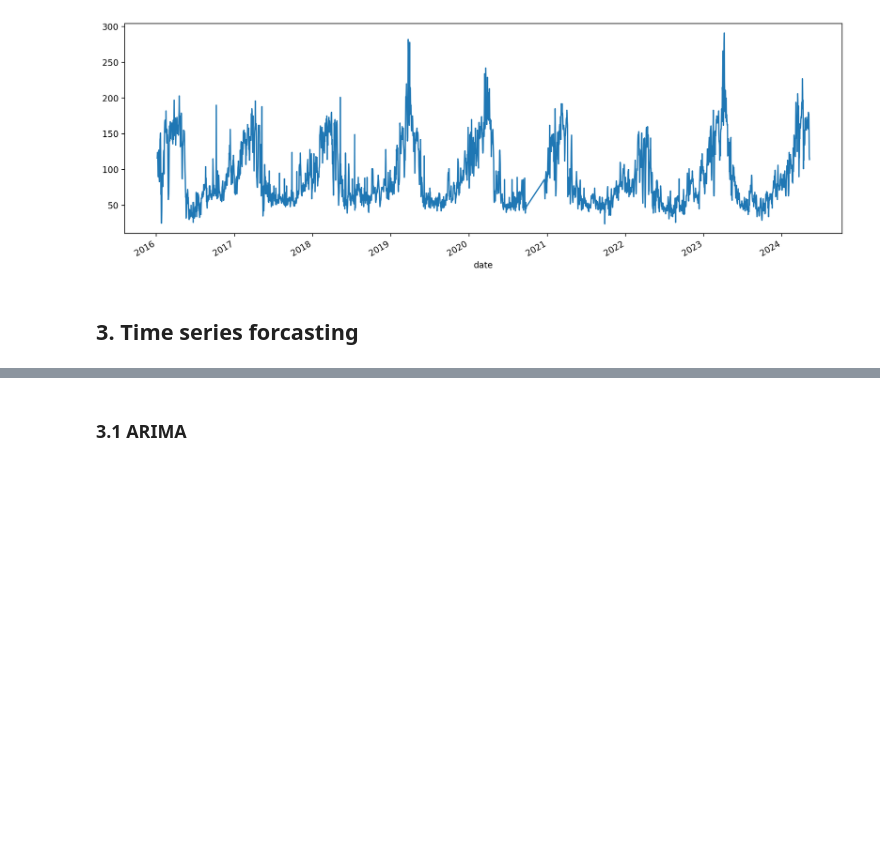
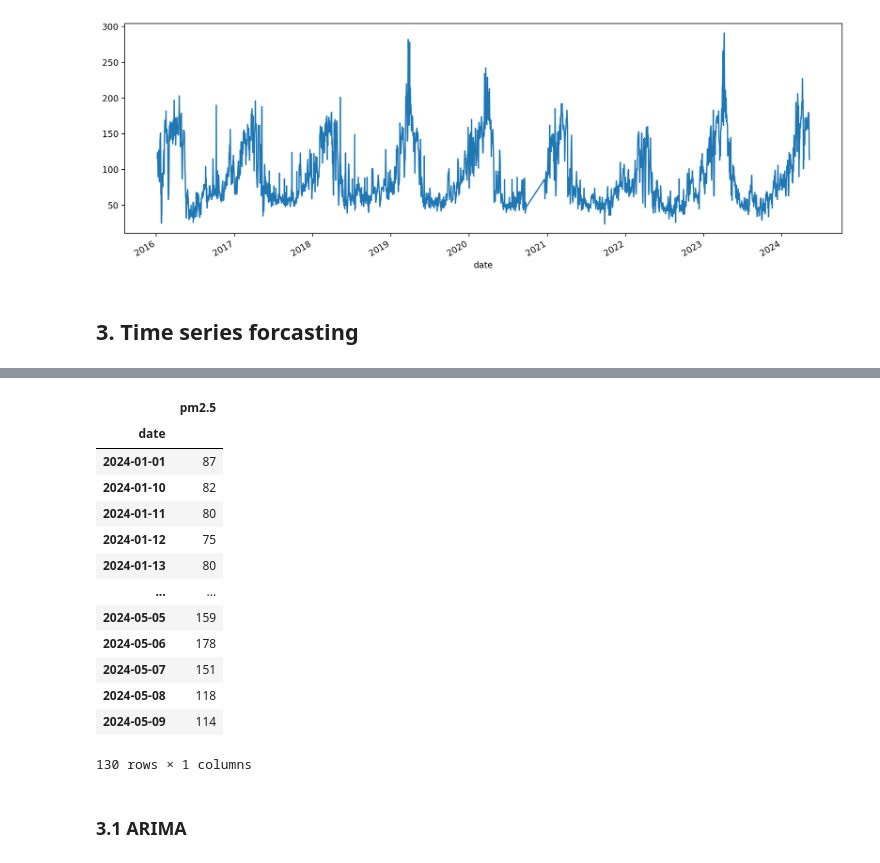
Before and after one commit to waritkan/Chiangmai_PM2.5_Forcasting, a Jupyter notebook: Chiangmai_PM2_5_Forcasting.ipynb, the cells around one changed output, grey strips where cells are left out. Cells and saved outputs as stored; diff of their text form; code cells hidden in the pictures; blank space fills up the shorter version.

```diff
--- a/Chiangmai_PM2_5_Forcasting.ipynb
+++ b/Chiangmai_PM2_5_Forcasting.ipynb
@@ -108,3 +126,20 @@ df_test = df.loc['2024-01-01':]
+# %%
+df_test
+# %% [output]
+|  | pm2.5 |
+| date |  |
+| 2024-01-01 | 87 |
+| 2024-01-10 | 82 |
+| 2024-01-11 | 80 |
+| 2024-01-12 | 75 |
+| 2024-01-13 | 80 |
+| ... | ... |
+| 2024-05-05 | 159 |
+| 2024-05-06 | 178 |
+| 2024-05-07 | 151 |
+| 2024-05-08 | 118 |
+| 2024-05-09 | 114 |
+130 rows × 1 columns
 # %% [markdown]
 ### 3.1 ARIMA
 # %% [markdown]
```
Also changed, not shown: parts of 10 cells of this notebook.
